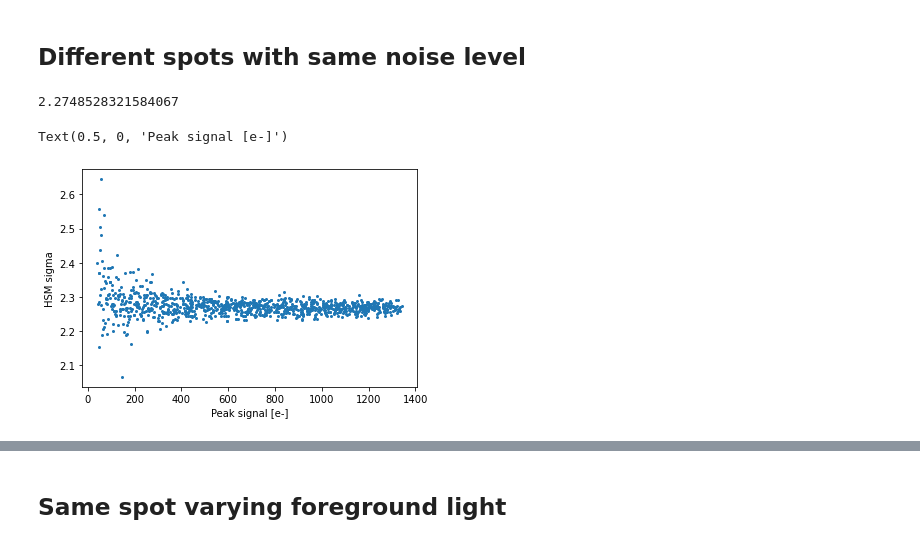
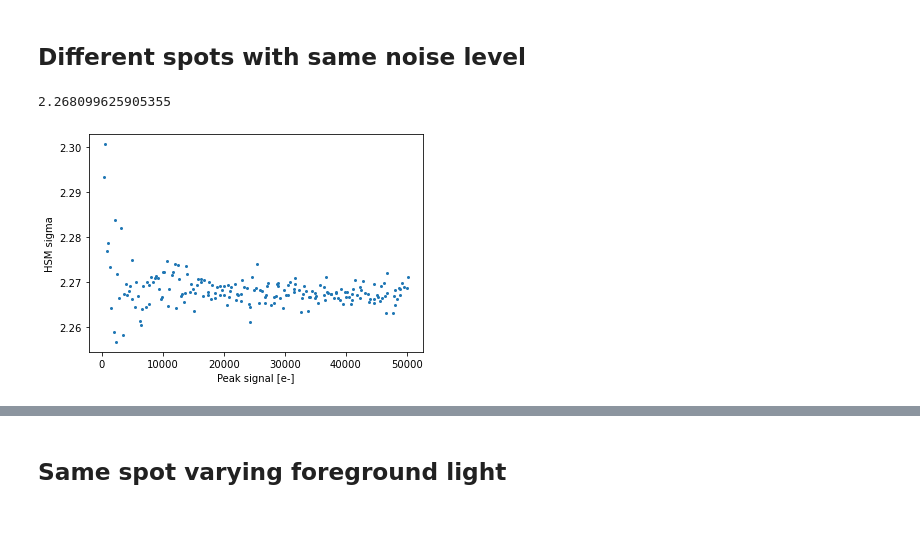
Before and after one commit to Alex-Broughton/run5, a Jupyter notebook: ShapeAndNoiseStudy.ipynb, the cells around one changed output, grey strips where cells are left out. Drawn from its saved outputs; the diff is of its cells as text; code cells hidden in the pictures.

```diff
--- a/ShapeAndNoiseStudy.ipynb
+++ b/ShapeAndNoiseStudy.ipynb
@@ -35,20 +35,20 @@ sprof = galsim.Shear(g1=0.05, g2=0.03)
 fprof = galsim.Box(100,100,flux=60000.0)
 
 # convolve these terms
-prof = galsim.Convolve([dprof,airy]).withFlux(60000.)
+prof = galsim.Convolve([dprof,airy]).withFlux(2000000)
 prof = galsim.Add([prof,fprof])
-
 
 # draw image
 blank_image = galsim.Image(66,66,scale=0.2,xmin=0,ymin=0,dtype=np.float64)
-star_image = prof.drawImage(image=blank_image,method='phot', save_photons=True)
+star_image = prof.drawImage(image=blank_image, scale=0.2, method="phot", save_photons=True)
 
-sensor = galsim.SiliconSensor(strength = 1.0, diffusion_factor=100, nrecalc=1000)
-photons = galsim.PhotonArray(60000)
-sensor.accumulate(photons, star_image)
+# add BF effect
+sensor = galsim.SiliconSensor(strength = 1., diffusion_factor=10., nrecalc=10000)
+photons = galsim.PhotonArray.makeFromImage(star_image)
+
 
 # generate noise and add to image
-noise = galsim.CCDNoise(rng, gain=1.5, read_noise=8.2, sky_level=0.0)
+noise = galsim.CCDNoise(rng, gain=1.5, read_noise=11.3, sky_level=0.0)
 star_image.addNoise(noise)
 
 # calculate HSM moments (these are in pixel coordinates)
@@ -63,11 +63,10 @@ print("Centroid = ",mom.moments_centroid)
 f,ax = plt.subplots(1,1, figsize=(8,6))
 from matplotlib.colors import LogNorm
 stamp = star_image.array
-print(stamp[0,0])
 print("Noise sigma = ", np.std(stamp[0:15,0:15]))
 print("RMS Noise = ", np.sqrt(np.mean(stamp[0:15,0:15].flatten()**2)) )
 stamp[stamp <= 1] = np.mean(stamp[0:10,0:10])
-im = ax.imshow(star_image.array,origin='lower',interpolation='None', cmap="gray", norm=LogNorm())
+im = ax.imshow(stamp,origin='lower',interpolation='None', cmap="gray", norm=LogNorm())
 f.colorbar(im,ax=ax)
-#2.267101287841797
+#2.2691338062286377
 # %% [output]
@@ -190,14 +266,14 @@ plt.imshow(stars[-1].array, norm=LogNorm())
 # %%
 # generate multiple of the same star (stochastic variation)
 stars = []
-for i in range(1000):
+for i in range(200):
     # random seed
     rng = galsim.BaseDeviate(i)
 
     # add 4.5 microns sigma of Gaussian to model diffusion
     # convert 4.5 microns to arcsec with factor 0.2"/10micron
     pixscale = 0.2/10.e-6
-    dprof = galsim.Gaussian(sigma=9.0e-6*pixscale)
+    dprof = galsim.Gaussian(sigma=(9.0e-6)*pixscale)
 
     # Airy function to simulate diffraction through mask
     lam_over_diam = 0.00000491  # radians
@@ -212,54 +288,52 @@ for i in range(1000):
     fprof = galsim.Box(66,66,flux=60000)
 
     # convolve these terms
-    prof = galsim.Convolve([dprof,airy]).withFlux(1000. + 50.*i)
+    prof = galsim.Convolve([dprof,airy]).withFlux(10000+(i*10000))
     prof = galsim.Add([prof,fprof])
-
 
     # draw image
     blank_image = galsim.Image(66,66,scale=0.2,xmin=0,ymin=0,dtype=np.float64)
-    star_image = prof.drawImage(image=blank_image,method='phot', save_photons=True)
+    star_image = prof.drawImage(image=blank_image, scale=0.2, method="phot", save_photons=True)
 
-    sensor = galsim.SiliconSensor(strength = 1.0, diffusion_factor=1, nrecalc=1000)
-    photons = galsim.PhotonArray(int(1000. + 50.*i))
-    sensor.accumulate(photons, star_image)
+    # add BF effect
+    sensor = galsim.SiliconSensor(strength = 2.0, diffusion_factor=1., nrecalc=10000)
+    photons = galsim.PhotonArray.makeFromImage(star_image)
 
     # generate noise and add to image
     noise = galsim.CCDNoise(rng, gain=1.5, read_noise=11.3, sky_level=0.0)
     star_image.addNoise(noise)
 
     stars.append(star_image)
 
 # generate multiple stars with different noise levels
 moments_sigma = [] # sigma
 moments_amp = [] # flux
 observed_shape = [] # shear
 moments_centroid = [] # centroid
 peak_signal = []
 read_noise = []
 
 for i,star in enumerate(stars):
     # calculate HSM moments (these are in pixel coordinates) for each star
     mom = star.FindAdaptiveMom(weight=None, strict=False)
     moments_sigma.append(mom.moments_sigma)
     moments_amp.append(mom.moments_amp)
     observed_shape.append(mom.observed_shape)
     moments_centroid.append(mom.moments_centroid)
     peak_signal.append(np.max(stars[i].array))
     read_noise.append(11.3)
 
 
 # plot it
 f,ax = plt.subplots(1,1)
-print(np.mean(moments_sigma[-10:-1]))
+print(np.mean(moments_sigma[-50:-1]))
 im = ax.scatter(peak_signal,moments_sigma, s=4)
 plt.ylabel("HSM sigma")
 plt.xlabel("Peak signal [e-]")
-# 2.2523091634114585
+plt.savefig("bf-simulation.png")
 # %% [output]
-2.2748528321584067
+2.268099625905355
-Text(0.5, 0, 'Peak signal [e-]')
-[figure, old version]
+[figure, new version]
 # %%
 plt.imshow(stars[0].array, norm=LogNorm())
 plt.colorbar()
```
Also changed, not shown: parts of 6 cells of this notebook, 22 other files.
